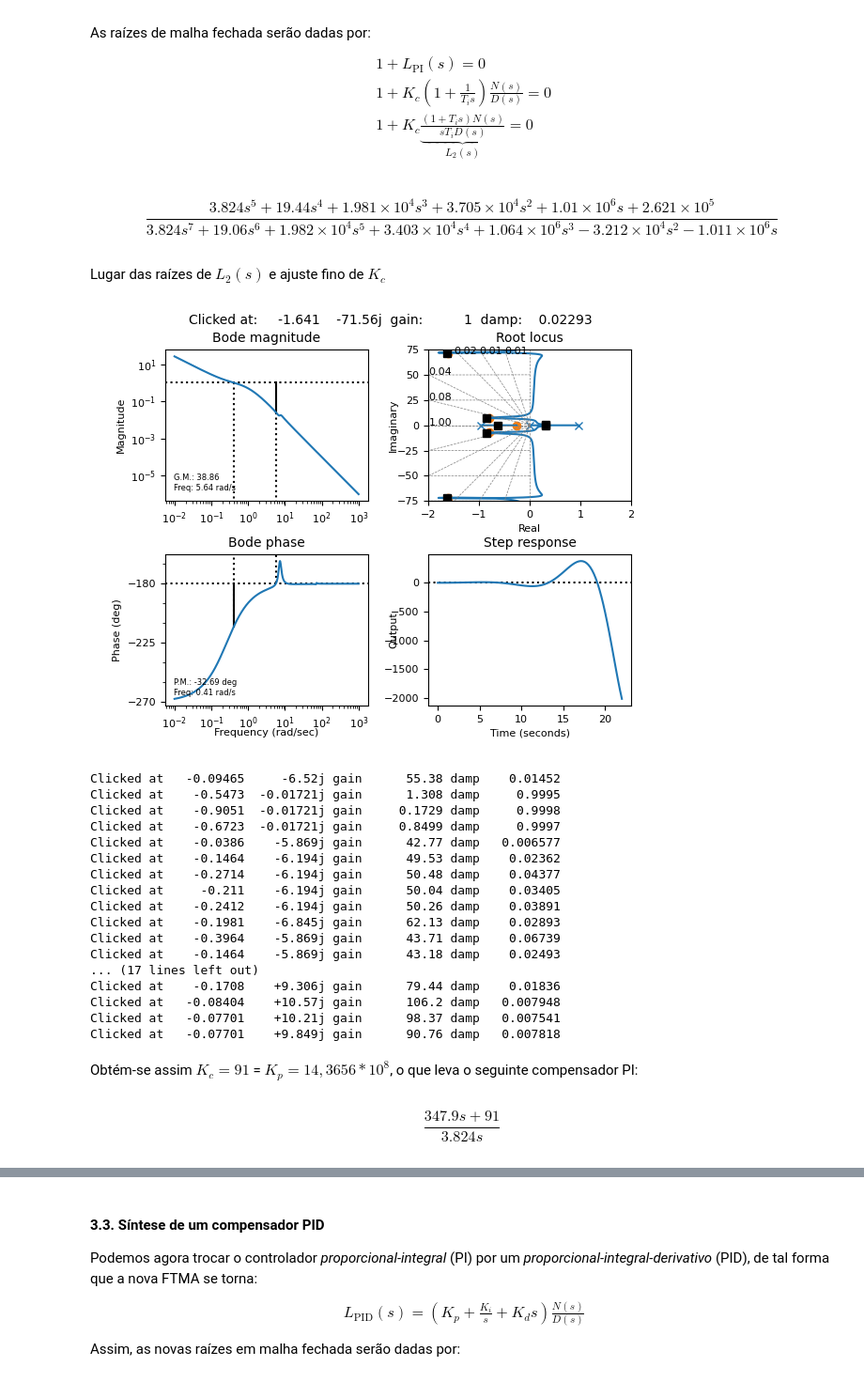
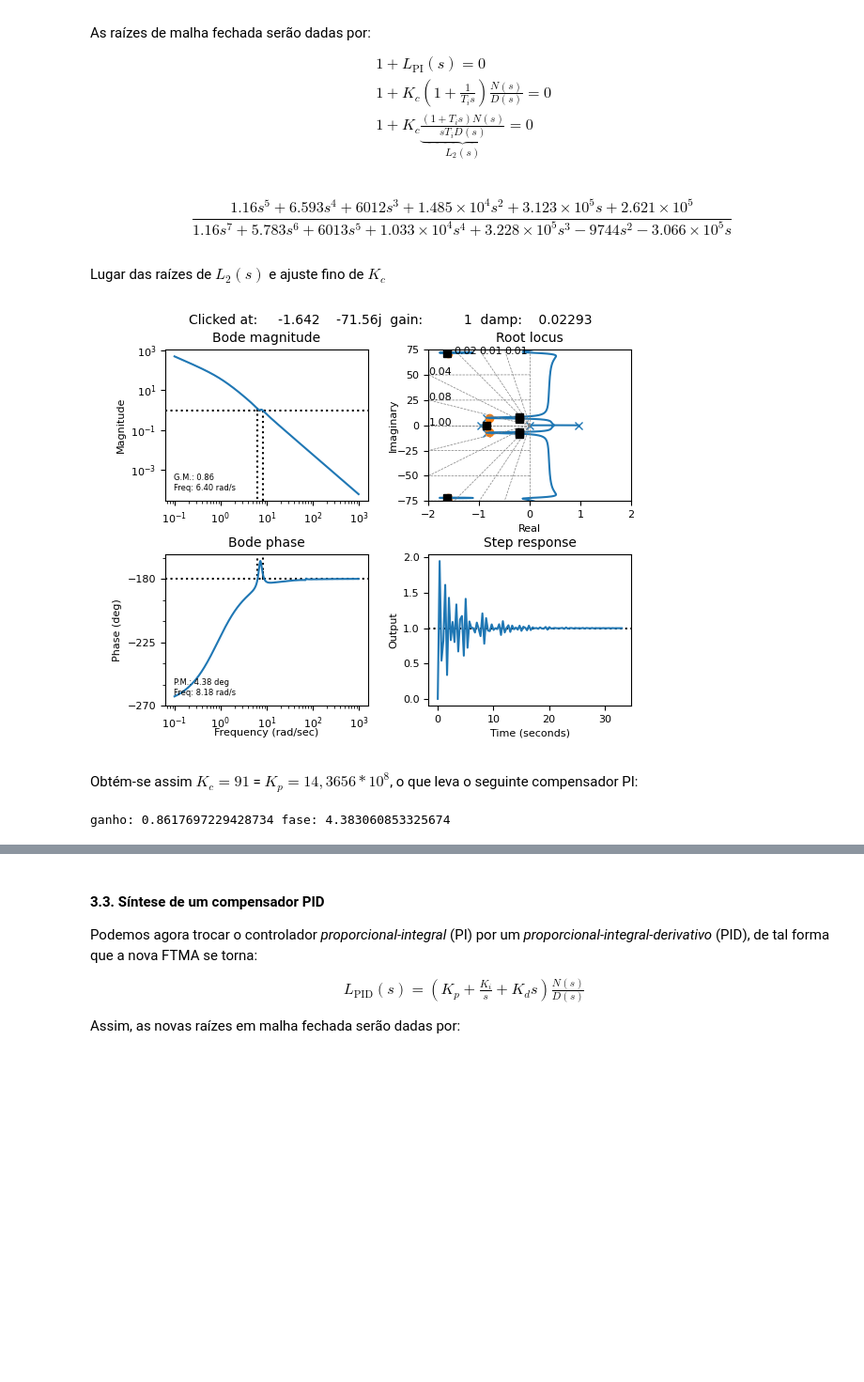
Before and after one commit to Tet-oka/PME-3481---Controle-e-Aplica--es-, a Jupyter notebook: 5. Controle Clássico/T2/PID_aviao_rlocus.ipynb, the cells around one changed output, grey strips where cells are left out. Shown at 94% size. Drawn from its saved outputs; the diff is of its cells as text; code cells hidden in the pictures; blank space fills up the shorter version.

```diff
--- a/5. Controle Clássico/T2/PID_aviao_rlocus.ipynb
+++ b/5. Controle Clássico/T2/PID_aviao_rlocus.ipynb
@@ -79,6 +114,9 @@ cp = {
 zeros = np.array([-1.6133 + (71.5521j),  -1.6133 - (71.5521j),  -0.7975 + (7.1081j),  -0.7975 - (7.1081j)])
 poles = np.array([-1.6413 + (71.5637j),  -1.6413 - (71.5637j),  -0.8515 + (7.3848j),  -0.8515 - (7.3848j),   0.9663,  -0.9660])
 Knum = 6.33456*10**(-8)
+'''poles = np.array([-1.93323,-1.64117 - 71.5636j,-1.64117 + 71.5636j,-0.850794 - 7.29819j,-0.850794 + 7.29819j,1.93191])
+zeros=np.array([-1.49944 - 71.504j, -1.49944 + 71.504j, -0.575829 -  6.04625j, -0.575829 + 6.04625j])
+Knum = 4.08574'''
 N = ct.tf(np.poly(zeros), [1])
 D = ct.tf(np.poly(poles), [1])
 
@@ -177,7 +221,7 @@ Assim, as novas raízes em malha fechada serão dadas por:
     & 1 +  K_i \underbrace{\frac{N(s)}{s [D(s) + K_p N(s)]}}_{\displaystyle L_1(s)} = 0
 \end{align*}
 # %%
-K_p = 65
+K_p = 58
 L_1 = N/(s * (D + K_p * N))
 L_1
 # %% [output]
@@ -215,7 +242,7 @@ A partir da análise do lugar das raízes para $L_1(s)$, chega-se a $K_{i_c} = 1
 Assim pode-se calcular $T_i$ pela expressão:
 $$T_i = \frac{K_p}{K_i}$$
 # %%
-K_i = 17
+K_i = 50
 T_i = K_p/K_i
 T_i
 # %% [output]
@@ -237,41 +264,26 @@ As raízes de malha fechada serão dadas por:
 L_2 = (1 + T_i * s) * N/(s * T_i * D)
 L_2
 # %% [output]
-$$\frac{3.824 s^5 + 19.44 s^4 + 1.981 \times 10^{4} s^3 + 3.705 \times 10^{4} s^2 + 1.01 \times 10^{6} s + 2.621 \times 10^{5}}{3.824 s^7 + 19.06 s^6 + 1.982 \times 10^{4} s^5 + 3.403 \times 10^{4} s^4 + 1.064 \times 10^{6} s^3 - 3.212 \times 10^{4} s^2 - 1.011 \times 10^{6} s}$$
+$$\frac{1.16 s^5 + 6.593 s^4 + 6012 s^3 + 1.485 \times 10^{4} s^2 + 3.123 \times 10^{5} s + 2.621 \times 10^{5}}{1.16 s^7 + 5.783 s^6 + 6013 s^5 + 1.033 \times 10^{4} s^4 + 3.228 \times 10^{5} s^3 - 9744 s^2 - 3.066 \times 10^{5} s}$$
 # %% [markdown]
 Lugar das raízes de $L_2(s)$ e ajuste fino de $K_c$
 # %%
 plt.close()
 plt.ion()  # ativar o modo interativo
-ct.sisotool(L_2, xlim_rlocus=(-2, 2), ylim_rlocus=(-75, 75),
+ct.sisotool(60*L_2, xlim_rlocus=(-2, 2), ylim_rlocus=(-75, 75),
             rlocus_grid=True)  # ferramenta interativa SISO Design Tool
 plt.draw()  # desenhar a janela interativa
 # %% [output]
-[figure, old version]
+[figure, new version]
-Clicked at   -0.09465     -6.52j gain      55.38 damp    0.01452
-Clicked at    -0.5473  -0.01721j gain      1.308 damp     0.9995
-Clicked at    -0.9051  -0.01721j gain     0.1729 damp     0.9998
-Clicked at    -0.6723  -0.01721j gain     0.8499 damp     0.9997
-Clicked at    -0.0386    -5.869j gain      42.77 damp   0.006577
-Clicked at    -0.1464    -6.194j gain      49.53 damp    0.02362
-Clicked at    -0.2714    -6.194j gain      50.48 damp    0.04377
-Clicked at     -0.211    -6.194j gain      50.04 damp    0.03405
-Clicked at    -0.2412    -6.194j gain      50.26 damp    0.03891
-Clicked at    -0.1981    -6.845j gain      62.13 damp    0.02893
-Clicked at    -0.3964    -5.869j gain      43.71 damp    0.06739
-Clicked at    -0.1464    -5.869j gain      43.18 damp    0.02493
-... (17 lines left out)
-Clicked at    -0.1708    +9.306j gain      79.44 damp    0.01836
-Clicked at   -0.08404    +10.57j gain      106.2 damp   0.007948
-Clicked at   -0.07701    +10.21j gain      98.37 damp   0.007541
-Clicked at   -0.07701    +9.849j gain      90.76 damp   0.007818
 # %% [markdown]
 Obtém-se assim $K_c = 91$ = $K_p = 14,3656*10^8$, o que leva o seguinte compensador PI:
 # %%
-K_c_PI = 91
+K_c_PI = 60
 
 G_c_PI = K_c_PI * (1 + 1/(T_i * s))
-G_c_PI
+
+gm, pm, wcg, wcp = ct.margin(G_c_PI*L_0)
+print('ganho:', gm, 'fase:', pm)
 # %% [output]
-$$\frac{347.9 s + 91}{3.824 s}$$
+ganho: 0.8617697229428734 fase: 4.383060853325674
 # %% [markdown]
```
Also changed, not shown: parts of 53 cells of this notebook, 25 other files.
